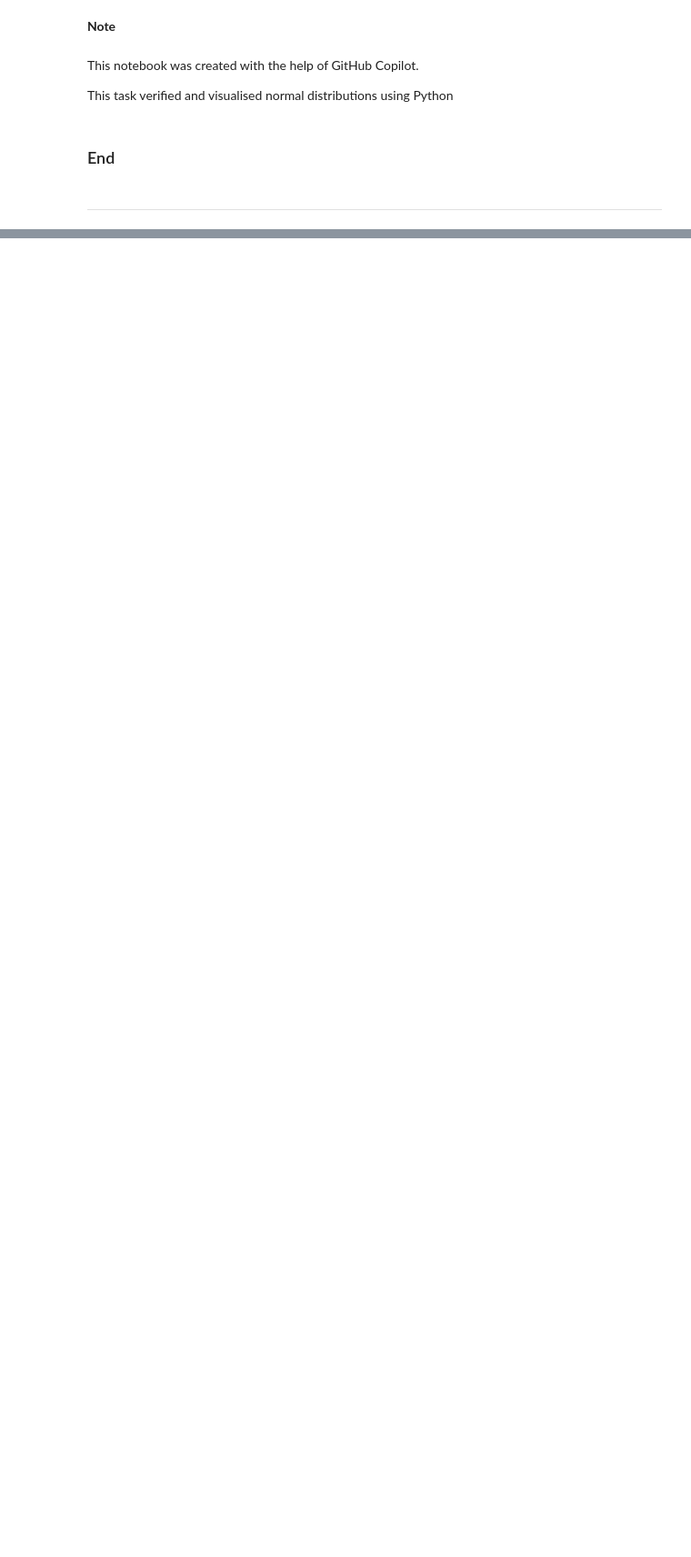
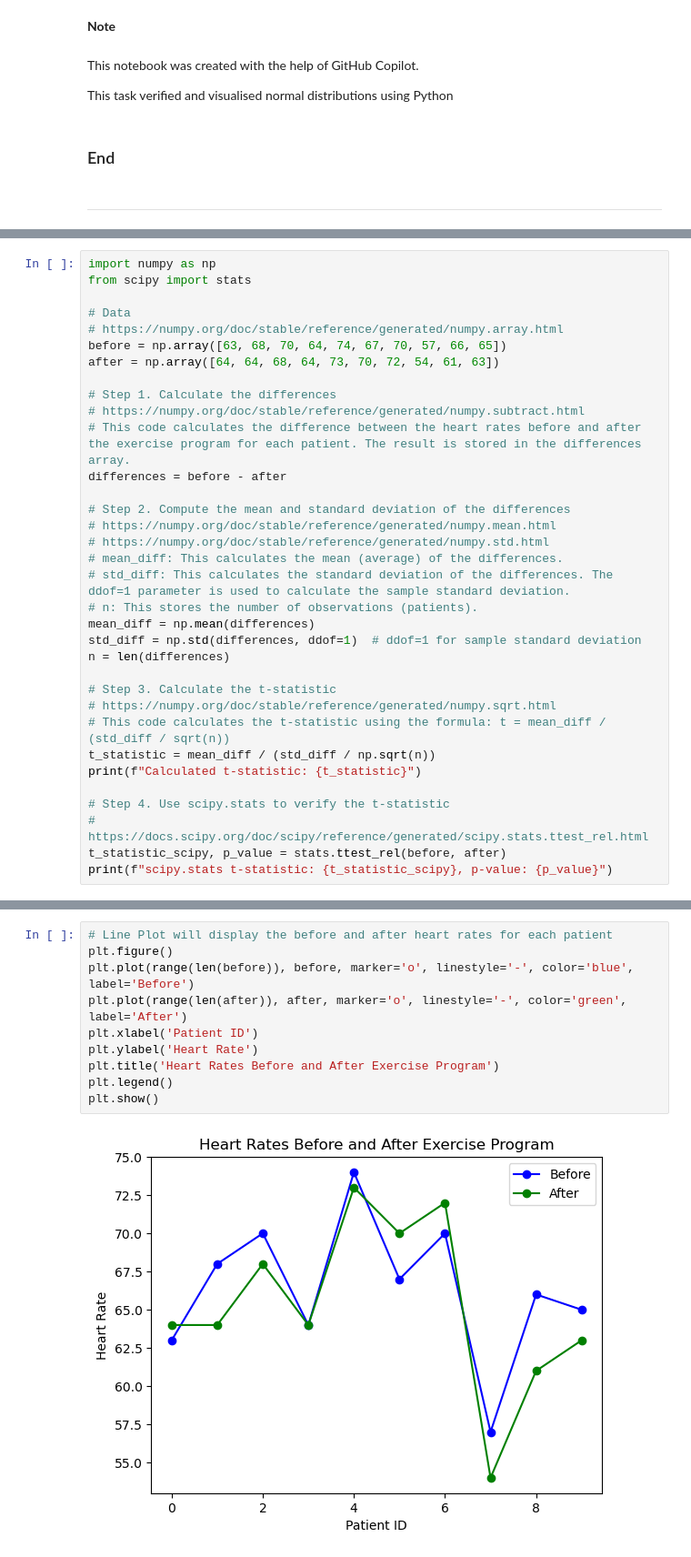
Before and after one commit to ECronin1973/Applied_Statistics_MyWork, a Jupyter notebook: tasks.ipynb, the cells around one changed output, grey strips where cells are left out. Shown: that part at 91% size. Cells and saved outputs as stored; diff of their text form; blank space fills up the shorter version.

```diff
--- a/tasks.ipynb
+++ b/tasks.ipynb
@@ -832,0 +884,34 @@ _____
+# %%
+import numpy as np
+from scipy import stats
+
+# Data
+# https://numpy.org/doc/stable/reference/generated/numpy.array.html
+before = np.array([63, 68, 70, 64, 74, 67, 70, 57, 66, 65])
+after = np.array([64, 64, 68, 64, 73, 70, 72, 54, 61, 63])
+
+# Step 1. Calculate the differences
+# https://numpy.org/doc/stable/reference/generated/numpy.subtract.html
+# This code calculates the difference between the heart rates before and after the exercise program for each patient. The result is stored in the differences array.
+differences = before - after
+
+# Step 2. Compute the mean and standard deviation of the differences
+# https://numpy.org/doc/stable/reference/generated/numpy.mean.html
+# https://numpy.org/doc/stable/reference/generated/numpy.std.html
+# mean_diff: This calculates the mean (average) of the differences.
+# std_diff: This calculates the standard deviation of the differences. The ddof=1 parameter is used to calculate the sample standard deviation.
+# n: This stores the number of observations (patients).
+mean_diff = np.mean(differences)
+std_diff = np.std(differences, ddof=1)  # ddof=1 for sample standard deviation
+n = len(differences)
+
+# Step 3. Calculate the t-statistic
+# https://numpy.org/doc/stable/reference/generated/numpy.sqrt.html
+# This code calculates the t-statistic using the formula: t = mean_diff / (std_diff / sqrt(n))
+t_statistic = mean_diff / (std_diff / np.sqrt(n))
+print(f"Calculated t-statistic: {t_statistic}")
+
+# Step 4. Use scipy.stats to verify the t-statistic
+# https://docs.scipy.org/doc/scipy/reference/generated/scipy.stats.ttest_rel.html
+t_statistic_scipy, p_value = stats.ttest_rel(before, after)
+print(f"scipy.stats t-statistic: {t_statistic_scipy}, p-value: {p_value}")
@@ -832,0 +969,12 @@ _____
+# %%
+# Line Plot will display the before and after heart rates for each patient
+plt.figure()
+plt.plot(range(len(before)), before, marker='o', linestyle='-', color='blue', label='Before')
+plt.plot(range(len(after)), after, marker='o', linestyle='-', color='green', label='After')
+plt.xlabel('Patient ID')
+plt.ylabel('Heart Rate')
+plt.title('Heart Rates Before and After Exercise Program')
+plt.legend()
+plt.show()
+# %% [output]
+[figure, added]
```
Also changed, not shown: parts of 24 cells of this notebook, 1 other file.
